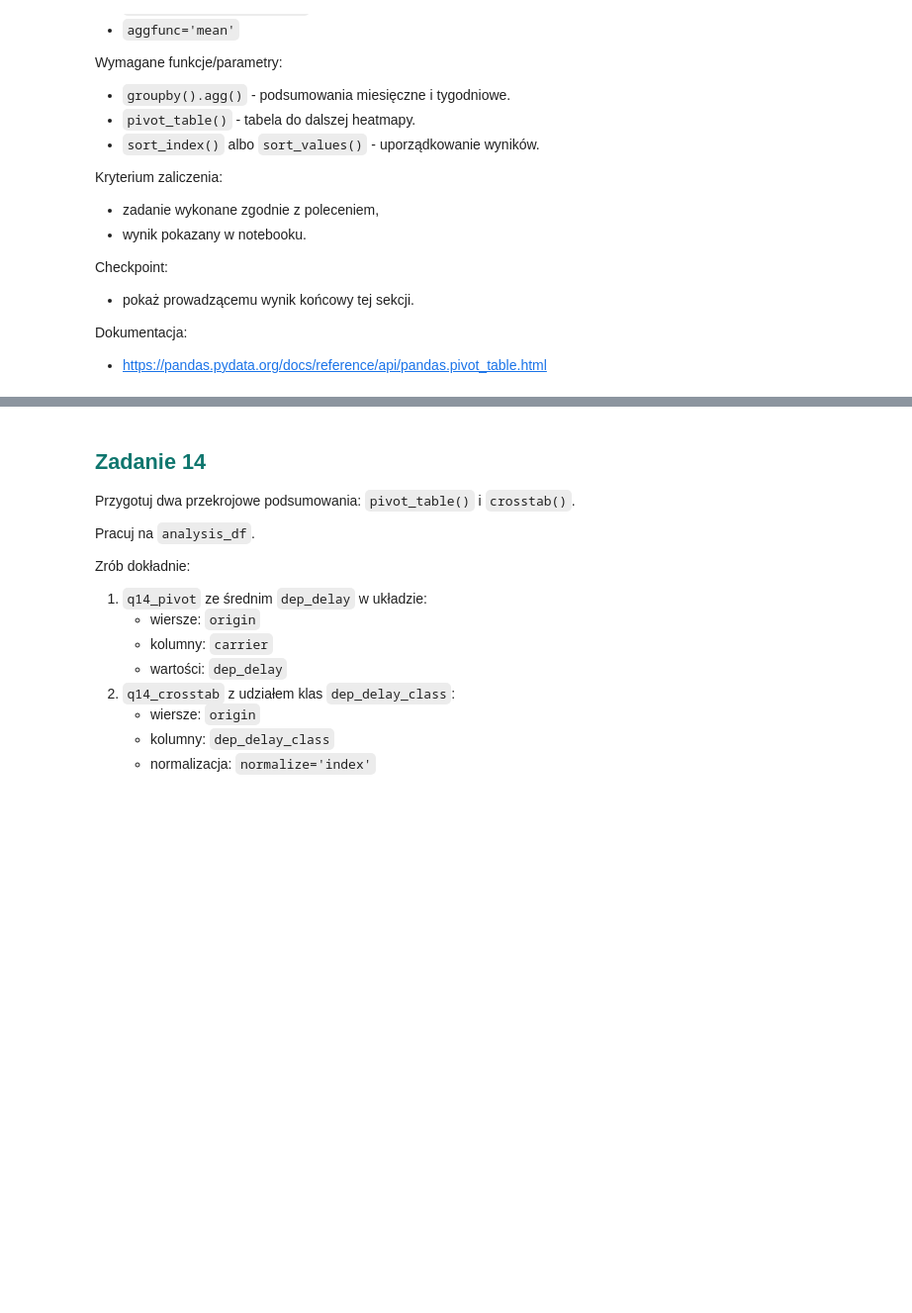
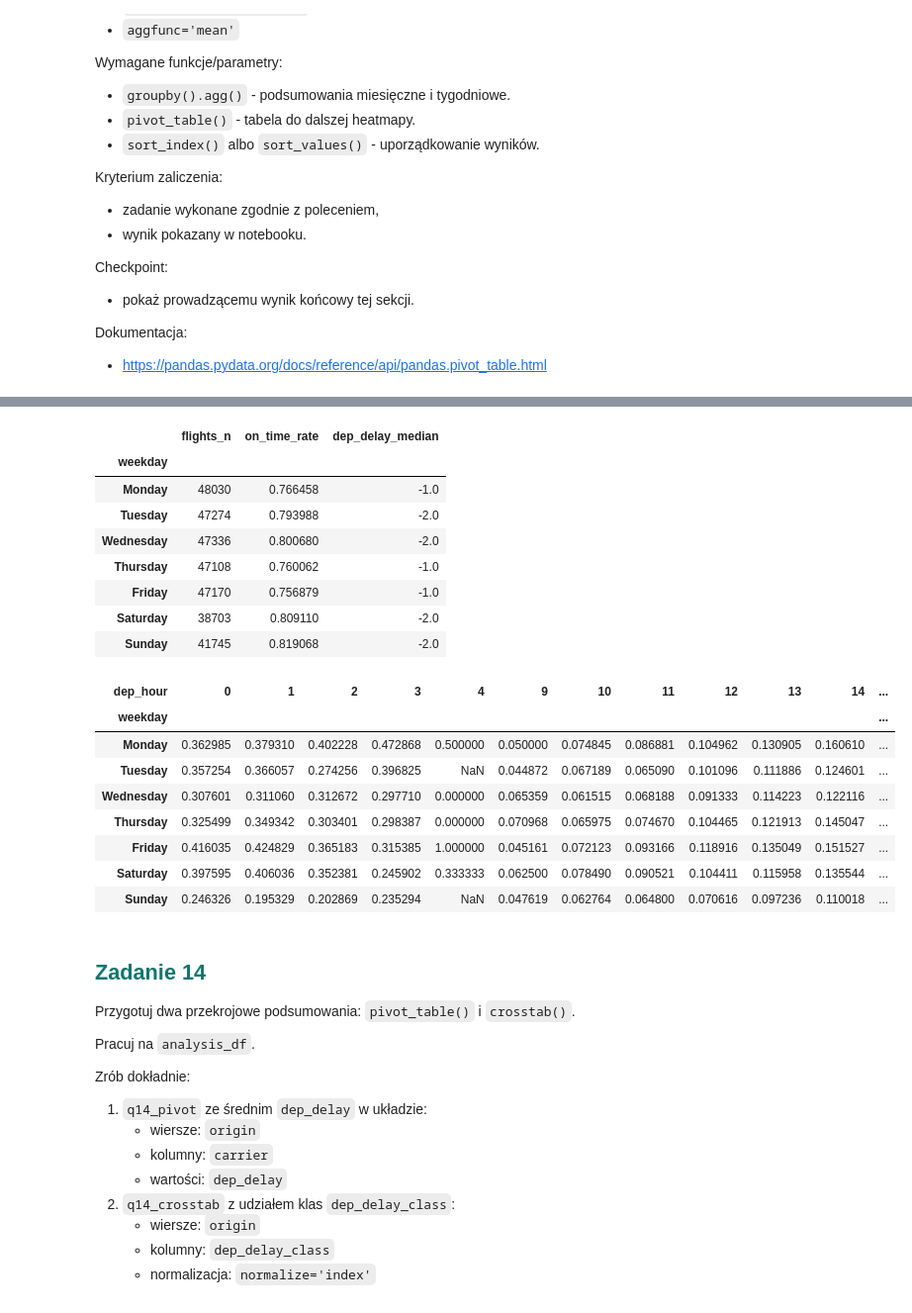
Before and after one commit to tpawlonka/AnalizaDanychPythonKurs, a Jupyter notebook: AnalizaDanychPython_Lekcja4.ipynb, the cells around one changed output, grey strips where cells are left out. Shown at 99% size. Saved outputs shown, nothing was run; the diff lists cells and outputs as text; code cells hidden in the pictures; blank space fills up the shorter version.

```diff
--- a/AnalizaDanychPython_Lekcja4.ipynb
+++ b/AnalizaDanychPython_Lekcja4.ipynb
@@ -1328,3 +1365,61 @@ Dokumentacja:
 - https://pandas.pydata.org/docs/reference/api/pandas.pivot_table.html
 # %%
 # tutaj dodaj swój kod
+# 1. `q4_month` przez grupowanie po `month_num`
+# 2. `q4_weekday` przez grupowanie po `weekday`
+# 3. `q4_hour_pivot` jako tabelę `weekday x dep_hour`
+#
+# W `q4_month` i `q4_weekday` policz:
+# - `flights_n`
+# - `on_time_rate`
+# - `dep_delay_median`
+#
+# Przyjmij:
+# - `on_time_rate = 1 - mean(is_delayed_dep)`
+#
+# W `q4_hour_pivot` użyj:
+# - `index='weekday'`
+# - `columns='dep_hour'`
+# - `values='is_delayed_dep'`
+# - `aggfunc='mean'`
+#
+# Wymagane funkcje/parametry:
+# - `groupby().agg()` - podsumowania miesięczne i tygodniowe.
+# - `pivot_table()` - tabela do dalszej heatmapy.
+# - `sort_index()` albo `sort_values()` - uporządkowanie wyników.
+copied = analysis_df.copy()
+q4_month_grp = copied.groupby('month_num')
+q4_month = pd.DataFrame({
+    'flights_n': q4_month_grp.size(),
+    'on_time_rate': q4_month_grp.is_delayed_dep.agg('mean').map(lambda x: 1-x),
+    'dep_delay_median': q4_month_grp.dep_delay.agg('median'),
+})
+q4_weekday_grp = copied.groupby('weekday')
+q4_weekday = pd.DataFrame({
+    'flights_n': q4_weekday_grp.size(),
+    'on_time_rate': q4_weekday_grp.is_delayed_dep.agg('mean').map(lambda x: 1-x),
+    'dep_delay_median': q4_weekday_grp.dep_delay.agg('median'),
+})
+dictionary = {
+    'Monday': 0,
+    'Tuesday': 1,
+    'Wednesday': 2,
+    'Thursday': 3,
+    'Friday': 4,
+    'Saturday': 5,
+    'Sunday': 6,
+}
+dictionary_rev = {value: key for key, value in dictionary.items()}
+q4_weekday.index = q4_weekday.index.map(lambda x: dictionary[x])
+q4_weekday = q4_weekday.sort_index()
+q4_weekday.index = q4_weekday.index.map(lambda x: dictionary_rev[x])
+
+q4_hour_pivot = copied.pivot_table(index='weekday', columns='dep_hour', values='is_delayed_dep', aggfunc='mean')
+q4_hour_pivot.index = q4_hour_pivot.index.map(lambda x: dictionary[x])
+q4_hour_pivot = q4_hour_pivot.sort_index()
+q4_hour_pivot.index = q4_hour_pivot.index.map(lambda x: dictionary_rev[x])
+
+display(q4_month)
+display(q4_weekday)
+display(q4_hour_pivot)
+# %% [output]
@@ -1331,3 +1440,21 @@ Dokumentacja:
+|  | flights_n | on_time_rate | dep_delay_median |
+| weekday |  |  |  |
+| Monday | 48030 | 0.766458 | -1.0 |
+| Tuesday | 47274 | 0.793988 | -2.0 |
+| Wednesday | 47336 | 0.800680 | -2.0 |
+| Thursday | 47108 | 0.760062 | -1.0 |
+| Friday | 47170 | 0.756879 | -1.0 |
+| Saturday | 38703 | 0.809110 | -2.0 |
+| Sunday | 41745 | 0.819068 | -2.0 |
+| dep_hour | 0 | 1 | 2 | 3 | 4 | 9 | 10 | 11 | 12 | 13 | 14 | ... |
+| weekday |  |  |  |  |  |  |  |  |  |  |  | ... |
+| Monday | 0.362985 | 0.379310 | 0.402228 | 0.472868 | 0.500000 | 0.050000 | 0.074845 | 0.086881 | 0.104962 | 0.130905 | 0.160610 | ... |
+| Tuesday | 0.357254 | 0.366057 | 0.274256 | 0.396825 | NaN | 0.044872 | 0.067189 | 0.065090 | 0.101096 | 0.111886 | 0.124601 | ... |
+| Wednesday | 0.307601 | 0.311060 | 0.312672 | 0.297710 | 0.000000 | 0.065359 | 0.061515 | 0.068188 | 0.091333 | 0.114223 | 0.122116 | ... |
+| Thursday | 0.325499 | 0.349342 | 0.303401 | 0.298387 | 0.000000 | 0.070968 | 0.065975 | 0.074670 | 0.104465 | 0.121913 | 0.145047 | ... |
+| Friday | 0.416035 | 0.424829 | 0.365183 | 0.315385 | 1.000000 | 0.045161 | 0.072123 | 0.093166 | 0.118916 | 0.135049 | 0.151527 | ... |
+| Saturday | 0.397595 | 0.406036 | 0.352381 | 0.245902 | 0.333333 | 0.062500 | 0.078490 | 0.090521 | 0.104411 | 0.115958 | 0.135544 | ... |
+| Sunday | 0.246326 | 0.195329 | 0.202869 | 0.235294 | NaN | 0.047619 | 0.062764 | 0.064800 | 0.070616 | 0.097236 | 0.110018 | ... |
 # %% [markdown]
 ## <span style="color:#0f766e; font-weight:700;">Zadanie 14</span>
 
```
Also changed, not shown: parts of 6 cells of this notebook.
